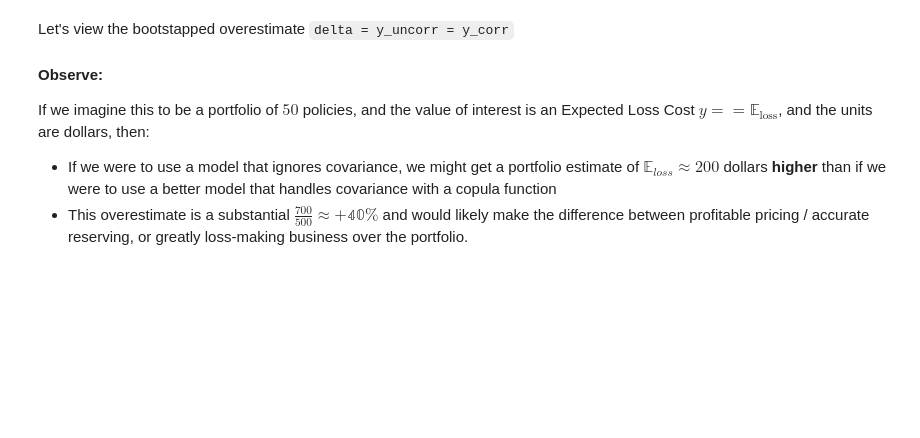
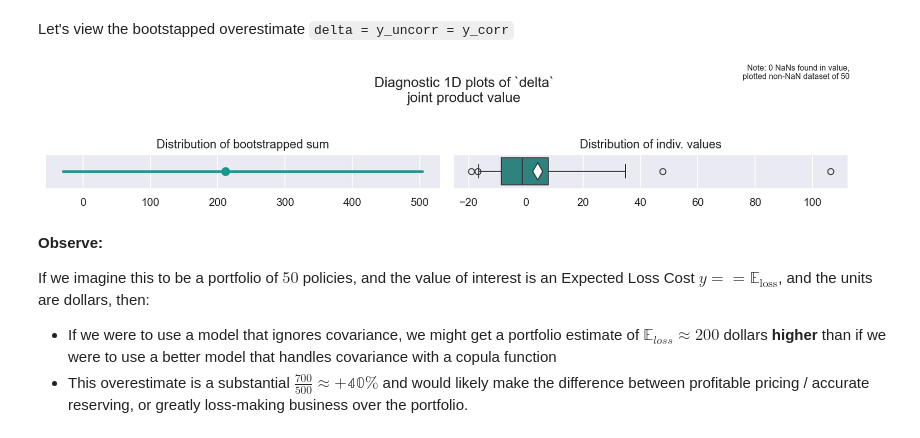
Before and after one commit to oreum-industries/oreum_copula, a Jupyter notebook: notebooks/000_Intro.ipynb, the cells around one changed output. Drawn from its saved outputs; the diff is of its cells as text; code cells hidden in the pictures; blank space fills up the shorter version.

```diff
--- a/notebooks/000_Intro.ipynb
+++ b/notebooks/000_Intro.ipynb
@@ -425,8 +434,10 @@ Let's view the bootstapped overestimate `delta = y_uncorr = y_corr`
 # %%
 idx = dfp['corr_kind'] == 'y_corr'
 dfpp = pd.DataFrame({'delta': dfp.loc[~idx, 'joint'].values - dfp.loc[idx, 'joint'].values}, index=df_train.index)
-g = eda.plot_smrystat(dfpp, val='delta', txtadd='joint product value')
+g = eda.plot_smrystat(dfpp, val='delta', txtadd='joint product value', plot_outliers=False)
 fqn = figio.write(f, fn='000_y_delta')
+# %% [output]
+[figure, added]
 # %% [markdown]
 **Observe:**
 
```
Also changed, not shown: parts of 11 cells of this notebook, 20 other files.
